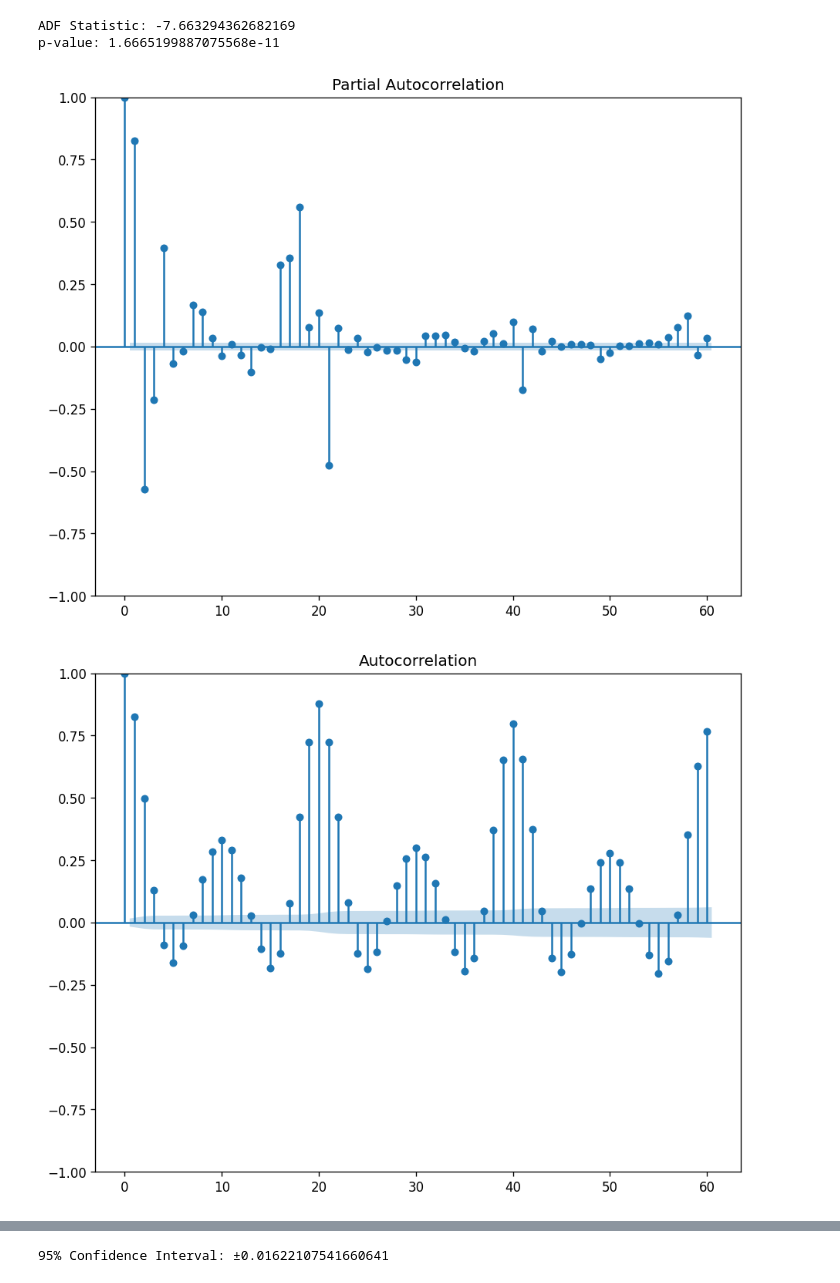
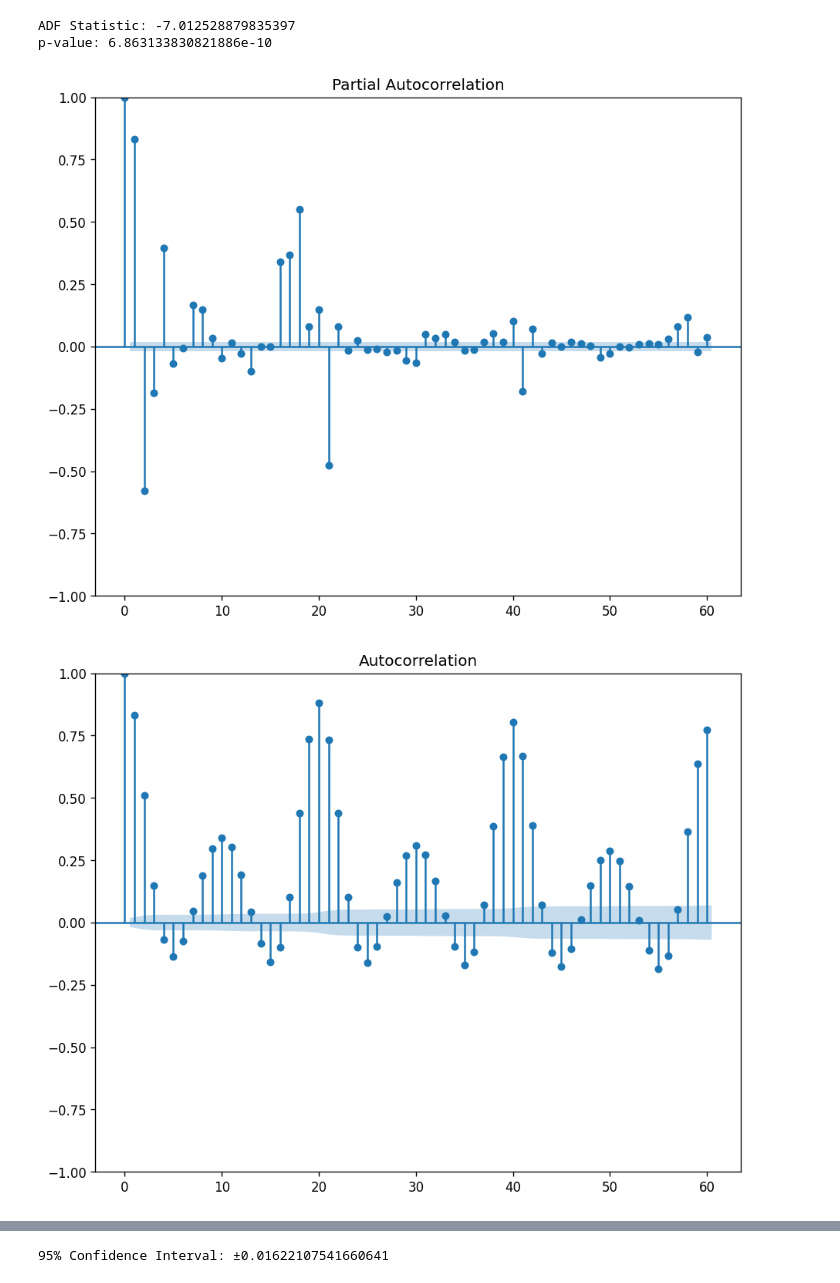
Before and after one commit to fdemberga2/Hoshino, a Jupyter notebook: sarima/sarima.ipynb, the cells around one changed output, grey strips where cells are left out. Drawn from its saved outputs; the diff is of its cells as text; code cells hidden in the pictures.

```diff
--- a/sarima/sarima.ipynb
+++ b/sarima/sarima.ipynb
@@ -46,18 +48,23 @@ def tsplot(y, lags=None, figsize=(12, 7), style='bmh'):
         plt.tight_layout()
 # %%
 df = pd.read_csv('data/00_MRT_2023_Prophet_weather2.csv', parse_dates=[0])
+# %%
+# Split the dataset to training and testing sets
+train_len = math.floor((df.shape[0]*80)/100)
+train = df[:train_len]
+test = df[train_len:]
 # %%
-result = adfuller(df["Entry"])
+result = adfuller(train["Entry"])
 print(f"ADF Statistic: {result[0]}")
 print(f"p-value: {result[1]}")
 # %% [output]
-ADF Statistic: -7.663294362682169
-p-value: 1.6665199887075568e-11
+ADF Statistic: -7.012528879835397
+p-value: 6.863133830821886e-10
 # %%
-plot_acf(df["Entry"], lags=60)
-plot_pacf(df["Entry"], lags=60)
+plot_acf(train["Entry"], lags=60)
+plot_pacf(train["Entry"], lags=60)
 # %% [output]
 [figure]
-[figure, old version]
+[figure, new version]
 [figure]
 # %%
```
Also changed, not shown: parts of 7 cells of this notebook.
